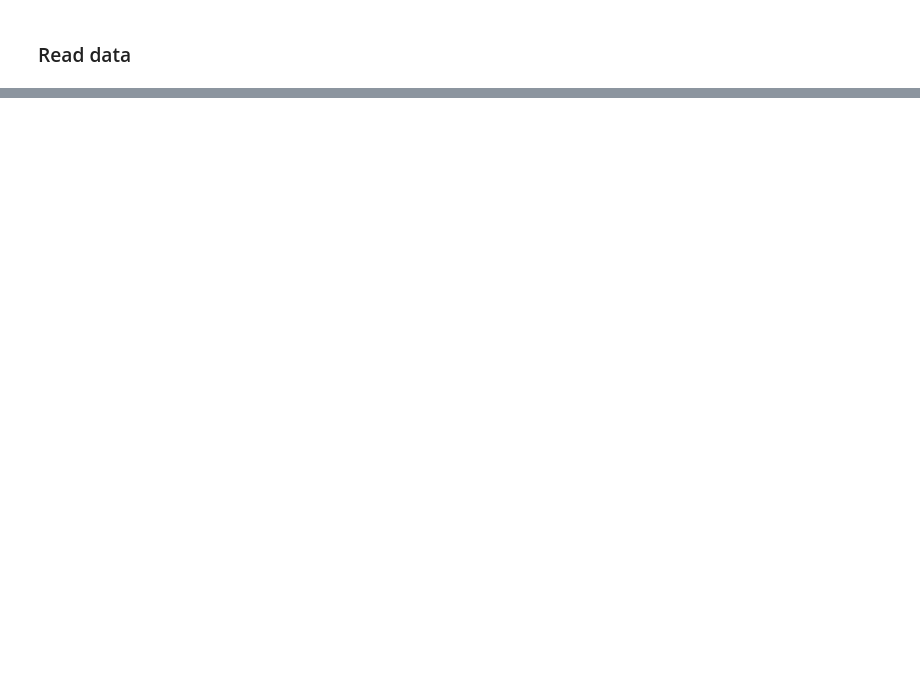
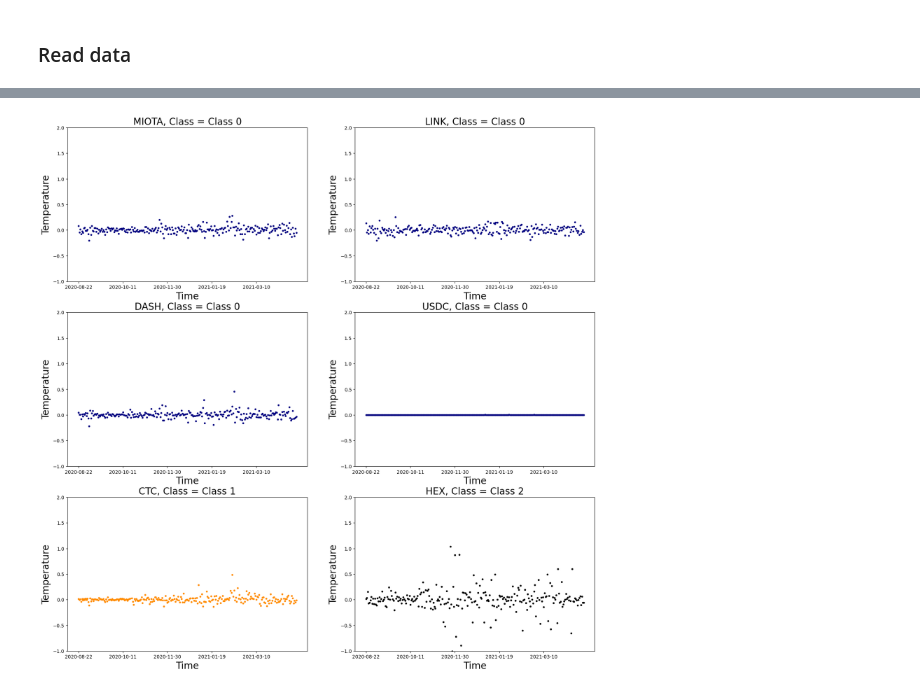
Before and after one commit to FedeScenna/Crypto_NetworkAnalysis, a Jupyter notebook: 06_ClusterAnalysis.ipynb, the cells around one changed output, grey strips where cells are left out. Cells and saved outputs as stored; diff of their text form; code cells hidden in the pictures; blank space fills up the shorter version.

```diff
--- a/06_ClusterAnalysis.ipynb
+++ b/06_ClusterAnalysis.ipynb
@@ -60,0 +85,17 @@ plt.show()
+# %%
+plt.figure(figsize=(20,20))
+k_dict = {'1':0,'2':0,'3':0,'4':0,'5':1, '6':2}
+colors = ['navy']*4+['darkorange']*1+['k']*1
+Names = ['Class 0']*4+['Class 1']*1+['Class 2']*1
+for j in range(1,7):
+    plt.subplot(3,2,j)
+    ax = plt.gca()
+    k = np.random.choice(np.where(y==k_dict[str(j)])[0])
+    plt.plot(x,data_array[k],'.',color=colors[j-1])
+    ax.set_xticks(ax.get_xticks()[::50])
+    plt.ylabel('Temperature',fontsize=20)
+    plt.xlabel('Time',fontsize=20)
+    plt.title('%s, Class = %s'%(coins_list[k],Names[j-1]),fontsize=20)
+    plt.ylim(data_array.min(),2)
+# %% [output]
+[figure, added]
```
Also changed, not shown: parts of 17 cells of this notebook.
